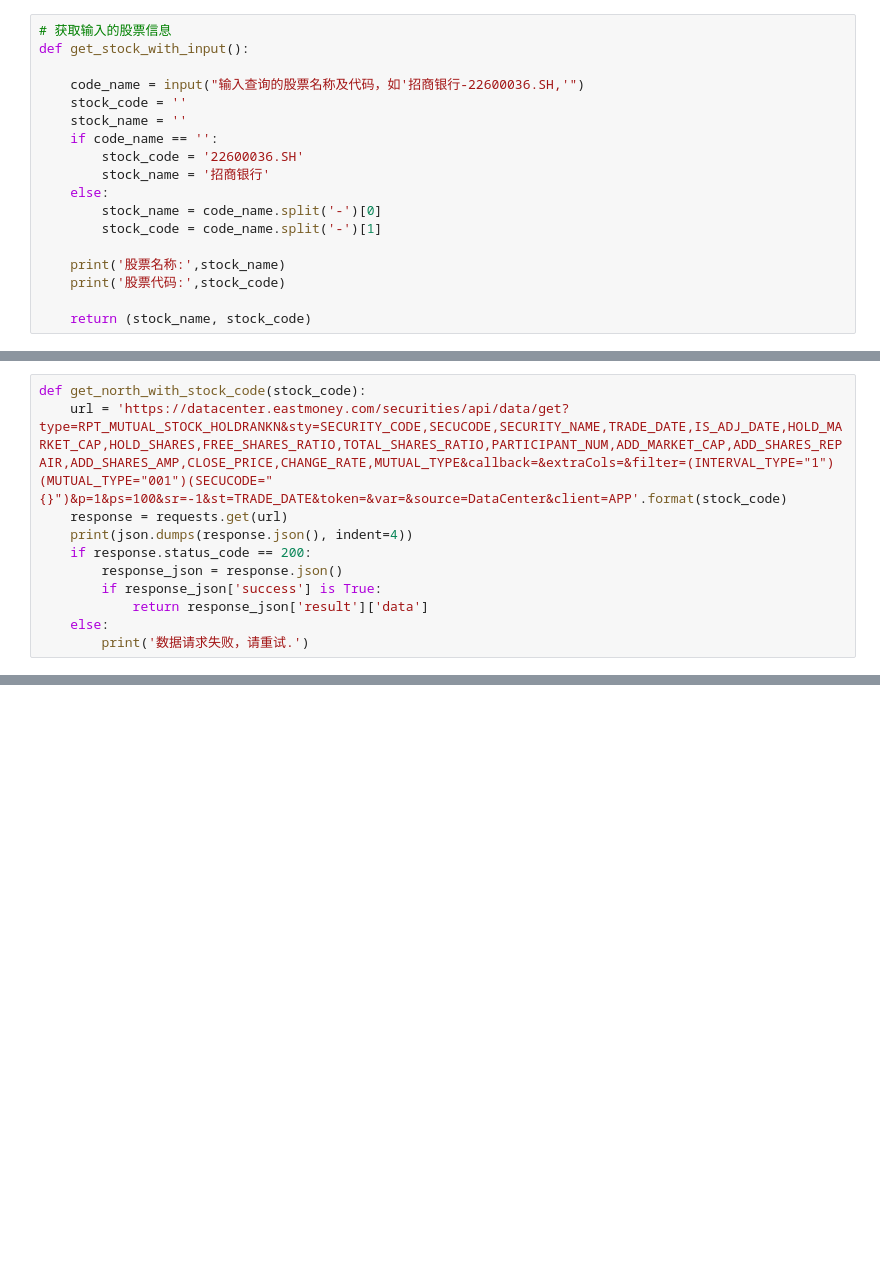
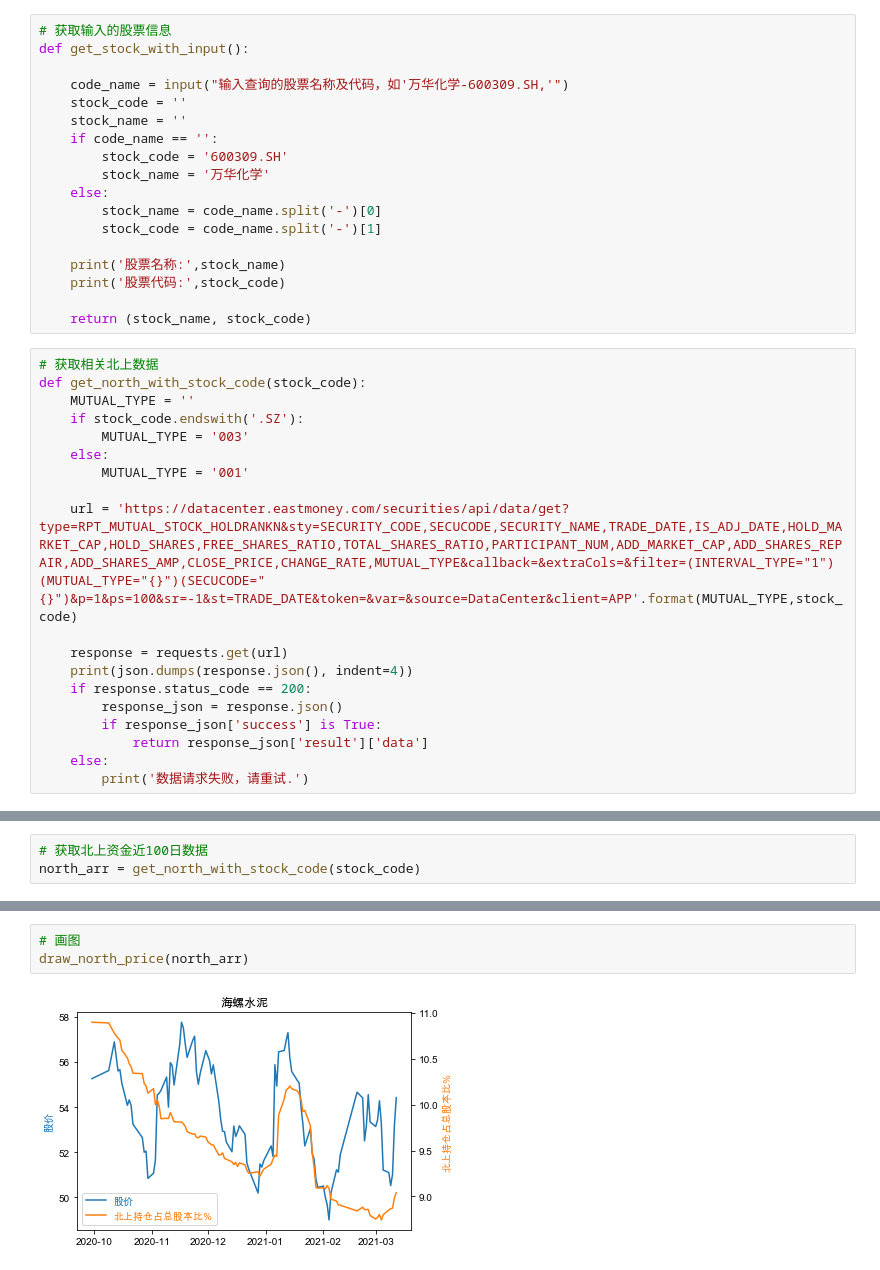
Before and after one commit to lllhhh/NorthSniper, a Jupyter notebook: north_sniper.ipynb, the cells around one changed output, grey strips where cells are left out. Saved outputs shown, nothing was run; the diff lists cells and outputs as text; blank space fills up the shorter version.

```diff
--- a/north_sniper.ipynb
+++ b/north_sniper.ipynb
@@ -5,12 +10,12 @@ import requests, json
 # 获取输入的股票信息
 def get_stock_with_input():
 
-    code_name = input("输入查询的股票名称及代码，如'招商银行-22600036.SH,'")
+    code_name = input("输入查询的股票名称及代码，如'万华化学-600309.SH,'")
     stock_code = ''
     stock_name = ''
     if code_name == '':
-        stock_code = '22600036.SH'
-        stock_name = '招商银行'
+        stock_code = '600309.SH'
+        stock_name = '万华化学'
     else:
         stock_name = code_name.split('-')[0]
         stock_code = code_name.split('-')[1]
@@ -19,3 +24,22 @@ def get_stock_with_input():
     print('股票代码:',stock_code)
 
     return (stock_name, stock_code)
+# %%
+# 获取相关北上数据
+def get_north_with_stock_code(stock_code):
+    MUTUAL_TYPE = ''
+    if stock_code.endswith('.SZ'):
+        MUTUAL_TYPE = '003'
+    else:
+        MUTUAL_TYPE = '001'
+
+    url = 'https://datacenter.eastmoney.com/securities/api/data/get?type=RPT_MUTUAL_STOCK_HOLDRANKN&sty=SECURITY_CODE,SECUCODE,SECURITY_NAME,TRADE_DATE,IS_ADJ_DATE,HOLD_MARKET_CAP,HOLD_SHARES,FREE_SHARES_RATIO,TOTAL_SHARES_RATIO,PARTICIPANT_NUM,ADD_MARKET_CAP,ADD_SHARES_REPAIR,ADD_SHARES_AMP,CLOSE_PRICE,CHANGE_RATE,MUTUAL_TYPE&callback=&extraCols=&filter=(INTERVAL_TYPE="1")(MUTUAL_TYPE="{}")(SECUCODE="{}")&p=1&ps=100&sr=-1&st=TRADE_DATE&token=&var=&source=DataCenter&client=APP'.format(MUTUAL_TYPE,stock_code)
+
+    response = requests.get(url)
+    print(json.dumps(response.json(), indent=4))
+    if response.status_code == 200:
+        response_json = response.json()
+        if response_json['success'] is True:
+            return response_json['result']['data']
+    else:
+        print('数据请求失败，请重试.')
@@ -29,11 +85,0 @@ stock_name
-# %%
-def get_north_with_stock_code(stock_code):
-    url = 'https://datacenter.eastmoney.com/securities/api/data/get?type=RPT_MUTUAL_STOCK_HOLDRANKN&sty=SECURITY_CODE,SECUCODE,SECURITY_NAME,TRADE_DATE,IS_ADJ_DATE,HOLD_MARKET_CAP,HOLD_SHARES,FREE_SHARES_RATIO,TOTAL_SHARES_RATIO,PARTICIPANT_NUM,ADD_MARKET_CAP,ADD_SHARES_REPAIR,ADD_SHARES_AMP,CLOSE_PRICE,CHANGE_RATE,MUTUAL_TYPE&callback=&extraCols=&filter=(INTERVAL_TYPE="1")(MUTUAL_TYPE="001")(SECUCODE="{}")&p=1&ps=100&sr=-1&st=TRADE_DATE&token=&var=&source=DataCenter&client=APP'.format(stock_code)
-    response = requests.get(url)
-    print(json.dumps(response.json(), indent=4))
-    if response.status_code == 200:
-        response_json = response.json()
-        if response_json['success'] is True:
-            return response_json['result']['data']
-    else:
-        print('数据请求失败，请重试.')
@@ -61,0 +86,3 @@ AttributeError: 'dict' object has no attribute 'success'
+# %%
+# 获取北上资金近100日数据
+north_arr = get_north_with_stock_code(stock_code)
@@ -61,0 +107,5 @@ AttributeError: 'dict' object has no attribute 'success'
+# %%
+# 画图
+draw_north_price(north_arr)
+# %% [output]
+[figure, added]
```
Also changed, not shown: parts of 6 cells of this notebook.
